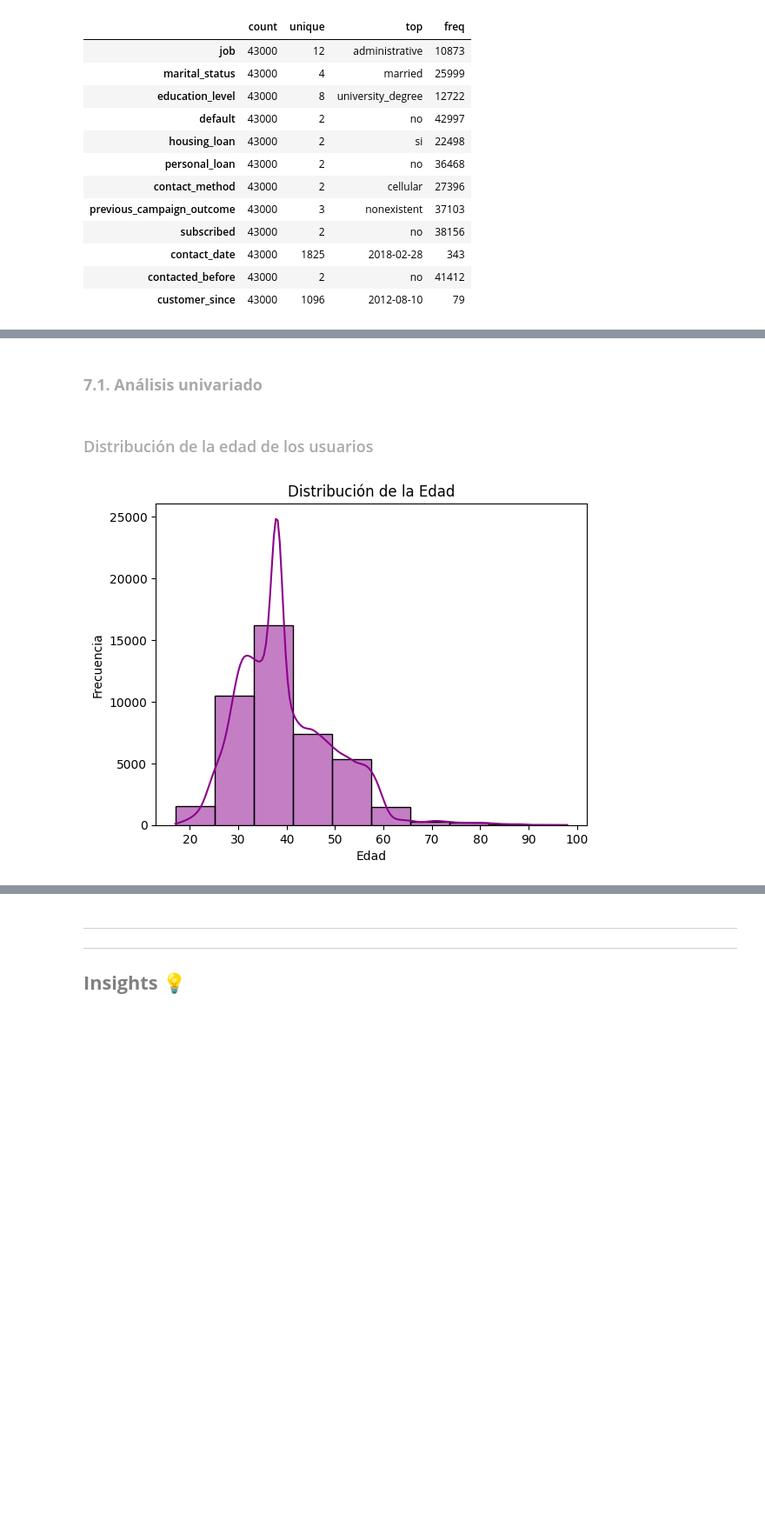
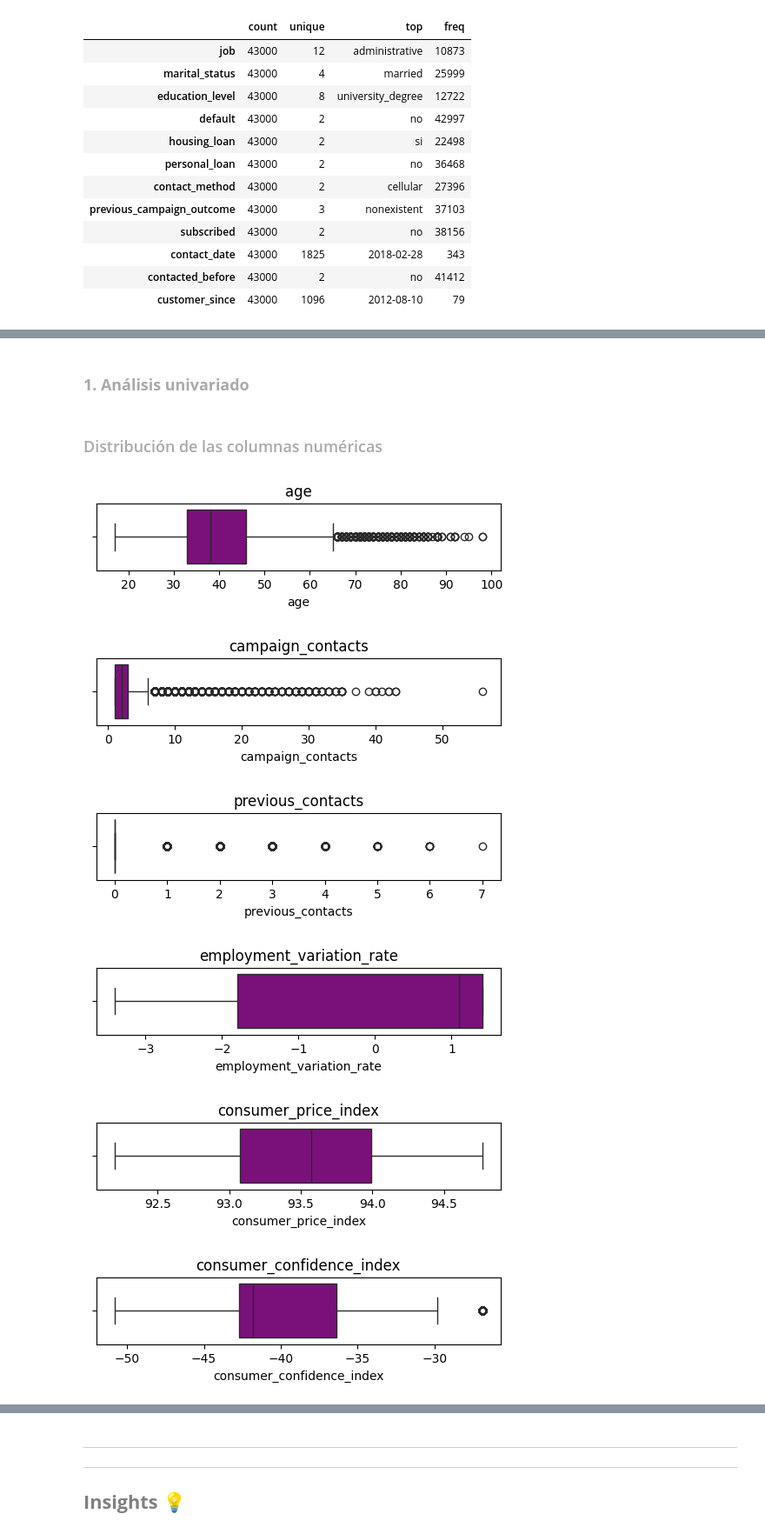
Before and after one commit to lorenalopezarenas/EDA-BankMarketing, a Jupyter notebook: notebooks/03. EDA.ipynb, the cells around one changed output, grey strips where cells are left out. Shown at 87% size. Saved outputs shown, nothing was run; the diff lists cells and outputs as text; code cells hidden in the pictures; blank space fills up the shorter version.

```diff
--- a/notebooks/03. EDA.ipynb
+++ b/notebooks/03. EDA.ipynb
@@ -127,13 +132,14 @@ for col in cols_fecha:
 # %% [markdown]
-### <span style="color:darkgray">**7.1. Análisis univariado**</span>
+### <span style="color:darkgray">**1. Análisis univariado**</span>
-# %% [markdown]
-
-### <span style="color:darkgray">Distribución de la edad de los usuarios</span>
-# %%
-sns.histplot(df_integrado['age'], bins=10, kde=True, color='darkmagenta')
-plt.title('Distribución de la Edad')
-plt.xlabel('Edad')
-plt.ylabel('Frecuencia')
-plt.show()
-# %% [output]
-[figure, removed]
+# %% [markdown]
+### <span style="color:darkgray">Distribución de las columnas numéricas</span>
+# %%
+# Llamamos a la función guardada en el documento soporte.py
+boxplots(df_integrado)
+# %% [output]
+[figure, added]
+[figure, added]
+[figure, added]
+[figure, added]
+[figure, added]
+[figure, added]
```
Also changed, not shown: parts of 23 cells of this notebook, 1 other file.
